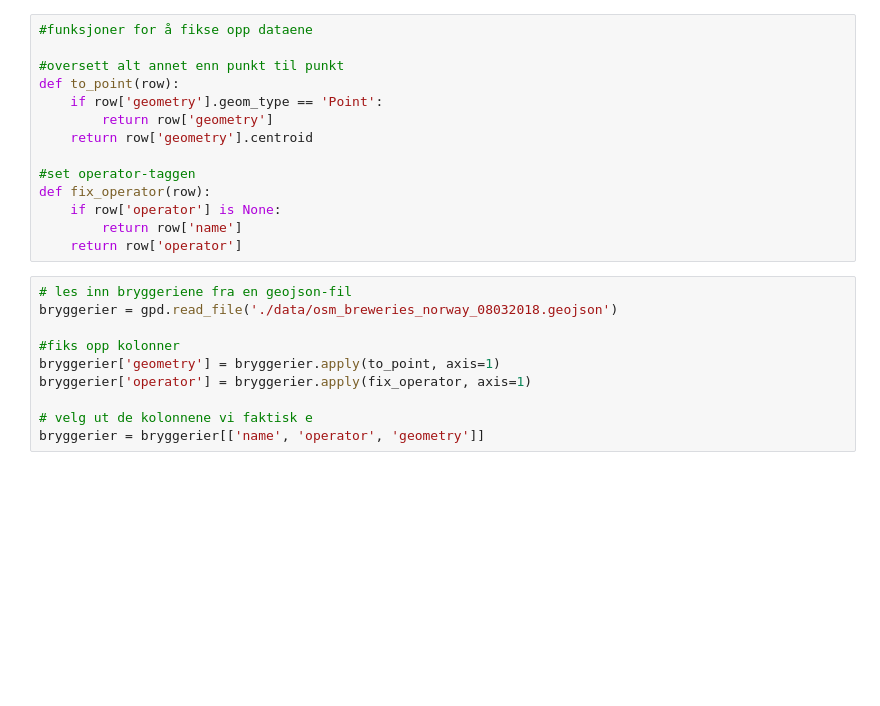
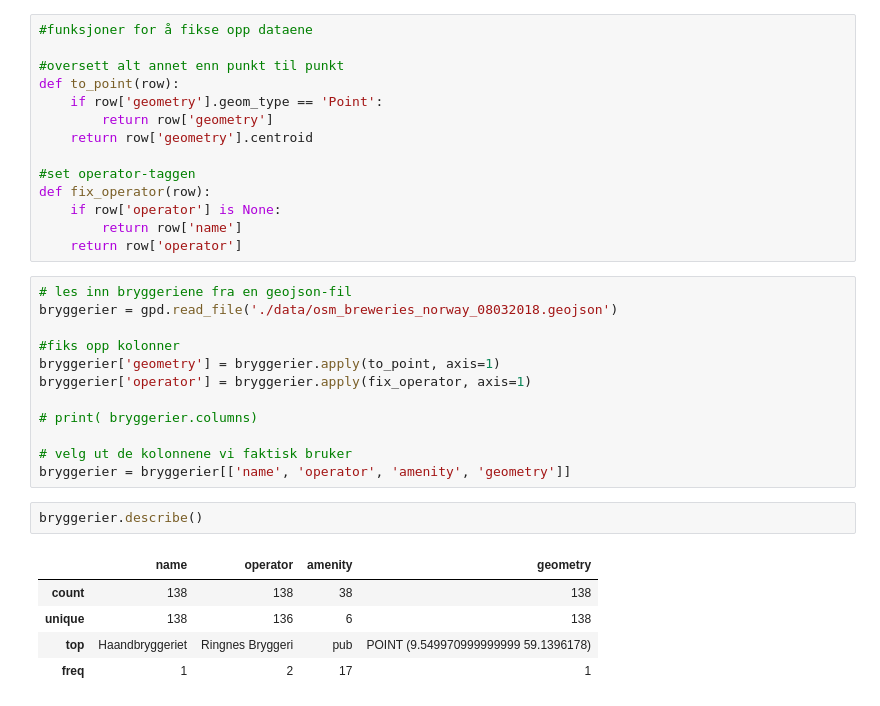
Before and after one commit to atlefren/gd18_python_demo, a Jupyter notebook: Bryggerier.ipynb, the cells around one changed output. Cells and saved outputs as stored; diff of their text form; blank space fills up the shorter version.

```diff
--- a/Bryggerier.ipynb
+++ b/Bryggerier.ipynb
@@ -24,8 +28,18 @@ bryggerier = gpd.read_file('./data/osm_breweries_norway_08032018.geojson')
 bryggerier['geometry'] = bryggerier.apply(to_point, axis=1)
 bryggerier['operator'] = bryggerier.apply(fix_operator, axis=1)
 
-# velg ut de kolonnene vi faktisk e
-bryggerier = bryggerier[['name', 'operator', 'geometry']]
+# print( bryggerier.columns)
+
+# velg ut de kolonnene vi faktisk bruker
+bryggerier = bryggerier[['name', 'operator', 'amenity', 'geometry']]
+# %%
+bryggerier.describe()
+# %% [output]
+|  | name | operator | amenity | geometry |
+| count | 138 | 138 | 38 | 138 |
+| unique | 138 | 136 | 6 | 138 |
+| top | Haandbryggeriet | Ringnes Bryggeri | pub | POINT (9.549970999999999 59.1396178) |
+| freq | 1 | 2 | 17 | 1 |
 # %%
 bryggerier
 # %% [output]
```
Also changed, not shown: parts of 5 cells of this notebook.
